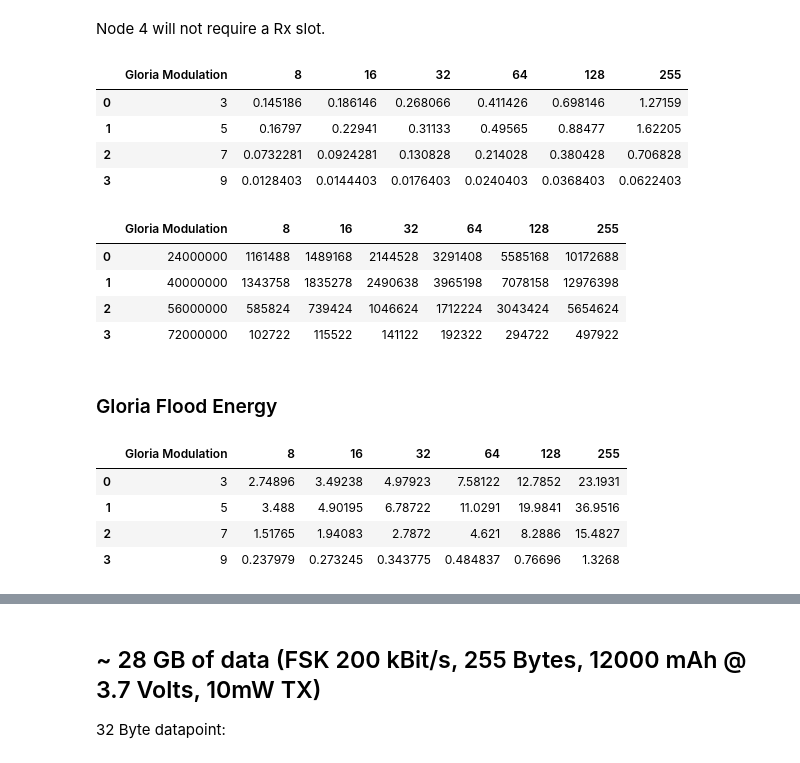
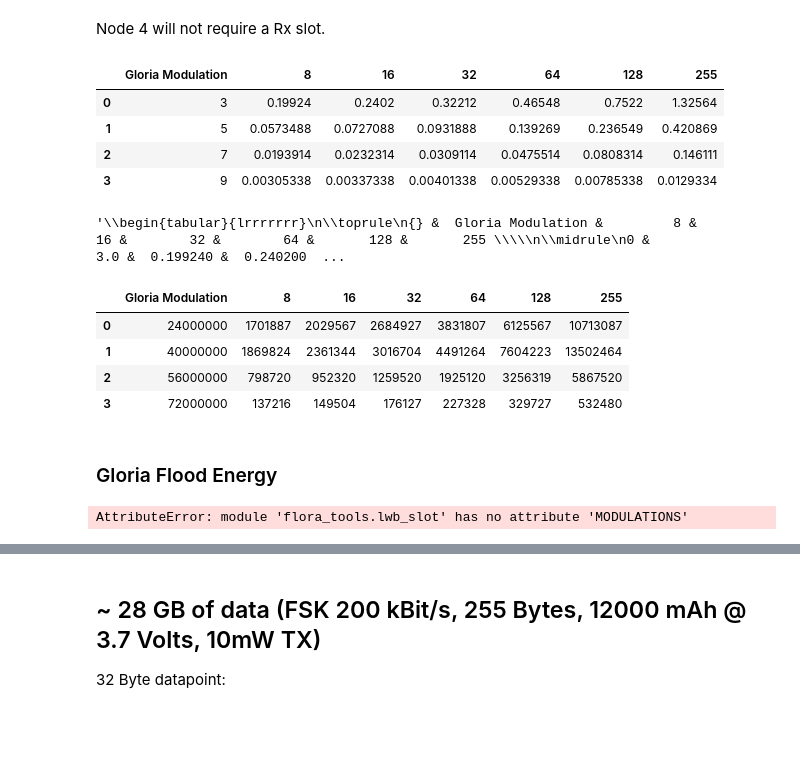
Before and after one commit to Atokulus/flora_tools, a Jupyter notebook: flora_tools/analysis/analyze_gloria.ipynb, the cells around one changed output, grey strips where cells are left out. Drawn from its saved outputs; the diff is of its cells as text; code cells hidden in the pictures; blank space fills up the shorter version.

Commit message:
Fix Gloria energy evaluation.

```diff
--- a/flora_tools/analysis/analyze_gloria.ipynb
+++ b/flora_tools/analysis/analyze_gloria.ipynb
@@ -106,36 +106,40 @@ Node 4 will not require a Rx slot.
 # %%
 columns = ["Gloria Modulation"]
 columns.extend(payload_strings)
 
 lwb_slot_time = pd.DataFrame(columns=columns)
 
-for i in range(len(lwb_slot.MODULATIONS)):
-    item = [lwb_slot.MODULATIONS[i]]
+for i in range(len(lwb_slot.RADIO_MODULATIONS)):
+    item = [lwb_slot.RADIO_MODULATIONS[i]]
     for j in payloads:
         slot = LWBSlot.create_empty_slot(i, payload=j, acked=False)
 
-        total_time = slot.total_time
+        total_time = slot.flood.slots[0].slot_time
 
         item.append(total_time)
     lwb_slot_time.loc[i] = item
 
 lwb_slot_time.style
 # %% [output]
 |  | Gloria Modulation | 8 | 16 | 32 | 64 | 128 | 255 |
-| 0 | 3 | 0.145186 | 0.186146 | 0.268066 | 0.411426 | 0.698146 | 1.27159 |
-| 1 | 5 | 0.16797 | 0.22941 | 0.31133 | 0.49565 | 0.88477 | 1.62205 |
-| 2 | 7 | 0.0732281 | 0.0924281 | 0.130828 | 0.214028 | 0.380428 | 0.706828 |
-| 3 | 9 | 0.0128403 | 0.0144403 | 0.0176403 | 0.0240403 | 0.0368403 | 0.0622403 |
+| 0 | 3 | 0.19924 | 0.2402 | 0.32212 | 0.46548 | 0.7522 | 1.32564 |
+| 1 | 5 | 0.0573488 | 0.0727088 | 0.0931888 | 0.139269 | 0.236549 | 0.420869 |
+| 2 | 7 | 0.0193914 | 0.0232314 | 0.0309114 | 0.0475514 | 0.0808314 | 0.146111 |
+| 3 | 9 | 0.00305338 | 0.00337338 | 0.00401338 | 0.00529338 | 0.00785338 | 0.0129334 |
+# %%
+lwb_slot_time.to_latex()
+# %% [output]
+'\\begin{tabular}{lrrrrrrr}\n\\toprule\n{} &  Gloria Modulation &         8 &        16 &        32 &        64 &       128 &       255 \\\\\n\\midrule\n0 &                3.0 &  0.199240 &  0.240200  ...
 # %%
 to_timer_ticks = lambda x: int(x * 8E6)
 
 lwb_slot_time.applymap(to_timer_ticks)
 # %% [output]
 |  | Gloria Modulation | 8 | 16 | 32 | 64 | 128 | 255 |
-| 0 | 24000000 | 1161488 | 1489168 | 2144528 | 3291408 | 5585168 | 10172688 |
-| 1 | 40000000 | 1343758 | 1835278 | 2490638 | 3965198 | 7078158 | 12976398 |
-| 2 | 56000000 | 585824 | 739424 | 1046624 | 1712224 | 3043424 | 5654624 |
-| 3 | 72000000 | 102722 | 115522 | 141122 | 192322 | 294722 | 497922 |
+| 0 | 24000000 | 1701887 | 2029567 | 2684927 | 3831807 | 6125567 | 10713087 |
+| 1 | 40000000 | 1869824 | 2361344 | 3016704 | 4491264 | 7604223 | 13502464 |
+| 2 | 56000000 | 798720 | 952320 | 1259520 | 1925120 | 3256319 | 5867520 |
+| 3 | 72000000 | 137216 | 149504 | 176127 | 227328 | 329727 | 532480 |
 # %% [markdown]
 ### Gloria Flood Energy
 # %%
@@ -152,11 +156,7 @@ for i in range(len(lwb_slot.MODULATIONS)):
 
 lwb_slot_energy.style
 # %% [output]
-|  | Gloria Modulation | 8 | 16 | 32 | 64 | 128 | 255 |
-| 0 | 3 | 2.74896 | 3.49238 | 4.97923 | 7.58122 | 12.7852 | 23.1931 |
-| 1 | 5 | 3.488 | 4.90195 | 6.78722 | 11.0291 | 19.9841 | 36.9516 |
-| 2 | 7 | 1.51765 | 1.94083 | 2.7872 | 4.621 | 8.2886 | 15.4827 |
-| 3 | 9 | 0.237979 | 0.273245 | 0.343775 | 0.484837 | 0.76696 | 1.3268 |
+AttributeError: module 'flora_tools.lwb_slot' has no attribute 'MODULATIONS'
 # %%
 lwb_slot_energy_per_byte = lwb_slot_energy
 battery_energy = 12000 * 3600 * 3.7 # 12'000 mAh
```
Also changed, not shown: parts of 1 cell of this notebook, 2 other files.
